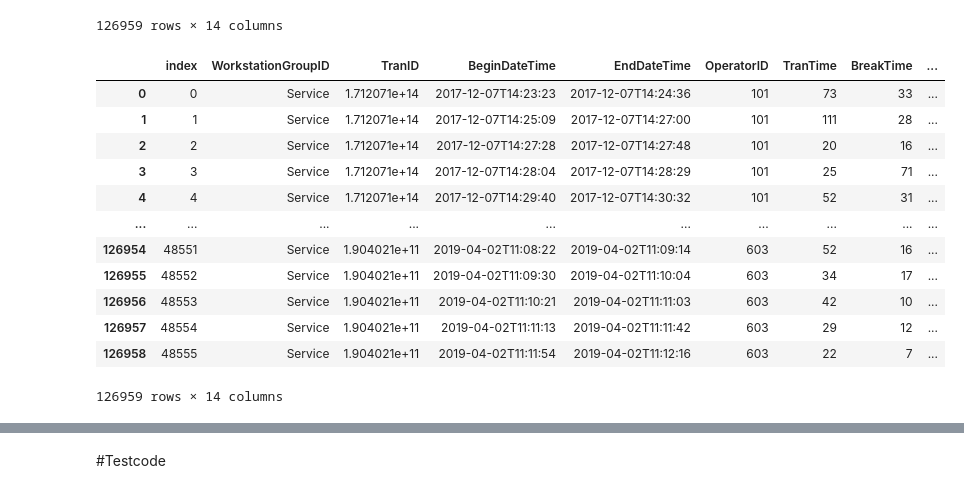
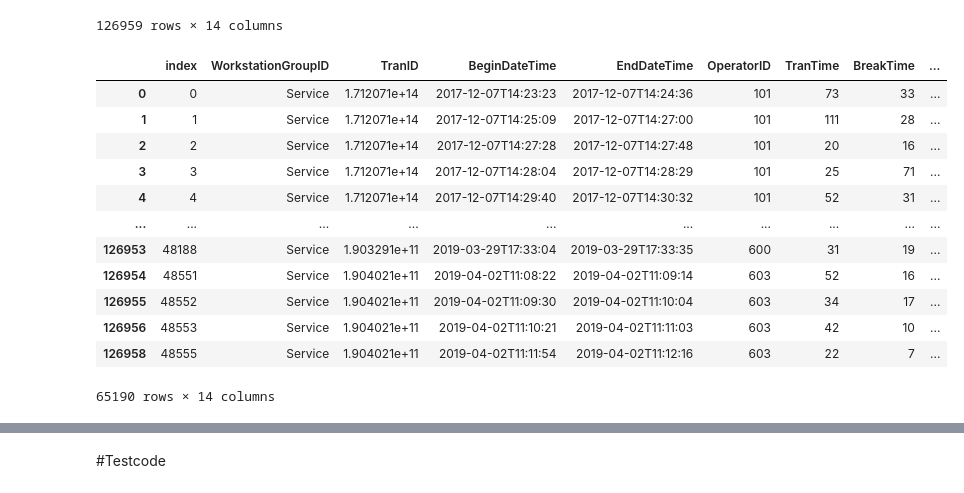
Before and after one commit to kwansawanth/python_dataviz2023, a Jupyter notebook: Final2023.ipynb, the cells around one changed output, grey strips where cells are left out. Drawn from its saved outputs; the diff is of its cells as text; code cells hidden in the pictures.

```diff
--- a/Final2023.ipynb
+++ b/Final2023.ipynb
@@ -347,7 +358,7 @@ tr1[tr1['WorkstationGroupID'] == 'Self-Service'] #check self-service ว่า
 | 126886 | 32355 | Self-Service | 1.904021e+14 | 2019-04-02T11:15:35 | 2019-04-02T11:16:47 | 267 | 72 | 241 | ... |
 28981 rows × 14 columns
 # %%
-tr1.loc[tr1['TNcash']== True, "TNcash"] = 'Cash'. #เปลี่ยน True เป็น cash
+tr1.loc[tr1['TNcash']== True, "TNcash"] = 'Cash' #เปลี่ยน True เป็น cash
 tr1
 # %% [output]
 |  | index | WorkstationGroupID | TranID | BeginDateTime | EndDateTime | OperatorID | TranTime | BreakTime | ... |
@@ -363,19 +374,19 @@ tr1
 | 126957 | 48554 | Service | 1.904021e+11 | 2019-04-02T11:11:13 | 2019-04-02T11:11:42 | 603 | 29 | 12 | ... |
 | 126958 | 48555 | Service | 1.904021e+11 | 2019-04-02T11:11:54 | 2019-04-02T11:12:16 | 603 | 22 | 7 | ... |
 126959 rows × 14 columns
-# %%
-tr1
-# %% [output]
-|  | index | WorkstationGroupID | TranID | BeginDateTime | EndDateTime | OperatorID | TranTime | BreakTime | ... |
-| 0 | 0 | Service | 1.712071e+14 | 2017-12-07T14:23:23 | 2017-12-07T14:24:36 | 101 | 73 | 33 | ... |
-| 1 | 1 | Service | 1.712071e+14 | 2017-12-07T14:25:09 | 2017-12-07T14:27:00 | 101 | 111 | 28 | ... |
-| 2 | 2 | Service | 1.712071e+14 | 2017-12-07T14:27:28 | 2017-12-07T14:27:48 | 101 | 20 | 16 | ... |
-| 3 | 3 | Service | 1.712071e+14 | 2017-12-07T14:28:04 | 2017-12-07T14:28:29 | 101 | 25 | 71 | ... |
-| 4 | 4 | Service | 1.712071e+14 | 2017-12-07T14:29:40 | 2017-12-07T14:30:32 | 101 | 52 | 31 | ... |
-| ... | ... | ... | ... | ... | ... | ... | ... | ... | ... |
-| 126954 | 48551 | Service | 1.904021e+11 | 2019-04-02T11:08:22 | 2019-04-02T11:09:14 | 603 | 52 | 16 | ... |
-| 126955 | 48552 | Service | 1.904021e+11 | 2019-04-02T11:09:30 | 2019-04-02T11:10:04 | 603 | 34 | 17 | ... |
-| 126956 | 48553 | Service | 1.904021e+11 | 2019-04-02T11:10:21 | 2019-04-02T11:11:03 | 603 | 42 | 10 | ... |
-| 126957 | 48554 | Service | 1.904021e+11 | 2019-04-02T11:11:13 | 2019-04-02T11:11:42 | 603 | 29 | 12 | ... |
-| 126958 | 48555 | Service | 1.904021e+11 | 2019-04-02T11:11:54 | 2019-04-02T11:12:16 | 603 | 22 | 7 | ... |
-126959 rows × 14 columns
+# %%
+tr1[tr1['TNcash']== 'Cash'] #check ว่าเปลี่ยนแล้ว
+# %% [output]
+|  | index | WorkstationGroupID | TranID | BeginDateTime | EndDateTime | OperatorID | TranTime | BreakTime | ... |
+| 0 | 0 | Service | 1.712071e+14 | 2017-12-07T14:23:23 | 2017-12-07T14:24:36 | 101 | 73 | 33 | ... |
+| 1 | 1 | Service | 1.712071e+14 | 2017-12-07T14:25:09 | 2017-12-07T14:27:00 | 101 | 111 | 28 | ... |
+| 2 | 2 | Service | 1.712071e+14 | 2017-12-07T14:27:28 | 2017-12-07T14:27:48 | 101 | 20 | 16 | ... |
+| 3 | 3 | Service | 1.712071e+14 | 2017-12-07T14:28:04 | 2017-12-07T14:28:29 | 101 | 25 | 71 | ... |
+| 4 | 4 | Service | 1.712071e+14 | 2017-12-07T14:29:40 | 2017-12-07T14:30:32 | 101 | 52 | 31 | ... |
+| ... | ... | ... | ... | ... | ... | ... | ... | ... | ... |
+| 126953 | 48188 | Service | 1.903291e+11 | 2019-03-29T17:33:04 | 2019-03-29T17:33:35 | 600 | 31 | 19 | ... |
+| 126954 | 48551 | Service | 1.904021e+11 | 2019-04-02T11:08:22 | 2019-04-02T11:09:14 | 603 | 52 | 16 | ... |
+| 126955 | 48552 | Service | 1.904021e+11 | 2019-04-02T11:09:30 | 2019-04-02T11:10:04 | 603 | 34 | 17 | ... |
+| 126956 | 48553 | Service | 1.904021e+11 | 2019-04-02T11:10:21 | 2019-04-02T11:11:03 | 603 | 42 | 10 | ... |
+| 126958 | 48555 | Service | 1.904021e+11 | 2019-04-02T11:11:54 | 2019-04-02T11:12:16 | 603 | 22 | 7 | ... |
+65190 rows × 14 columns
```
Also changed, not shown: parts of 5 cells of this notebook.
